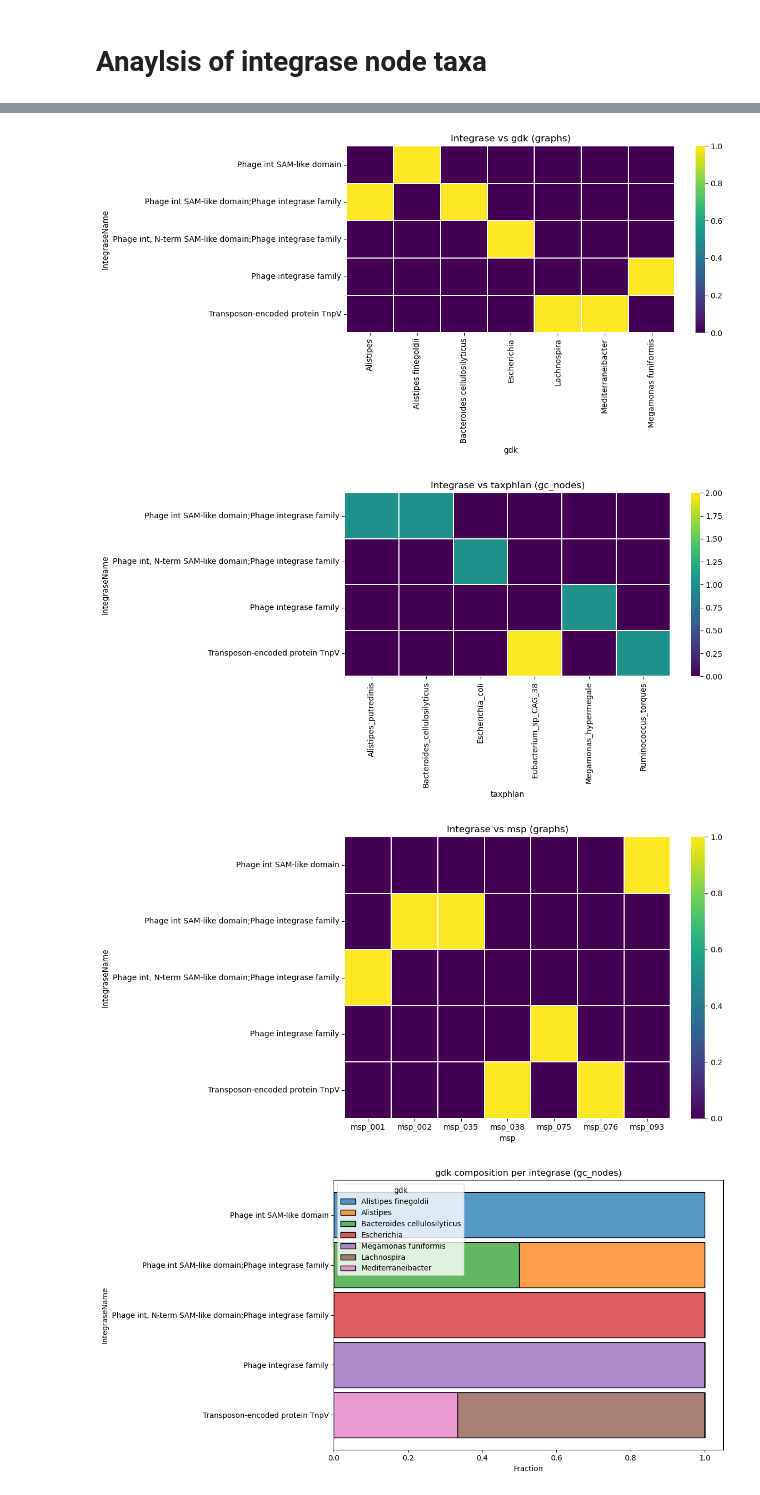
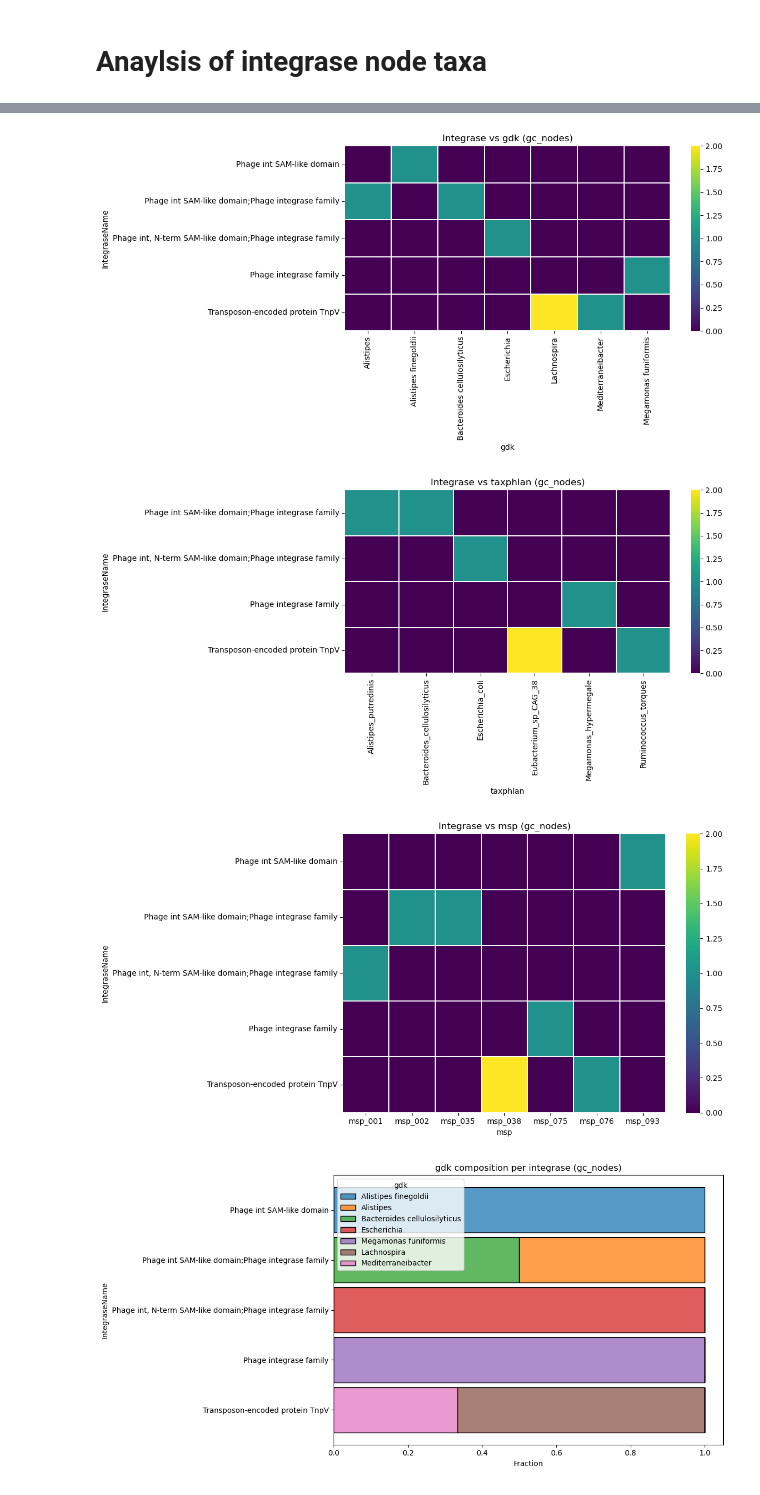
Before and after one commit to IngiumDev/bgc-subgraph-search, a Jupyter notebook: AMR_analysis/analyze_amr_integrase_node_prevalance.ipynb, the cells around one changed output, grey strips where cells are left out. Saved outputs shown, nothing was run; the diff lists cells and outputs as text; code cells hidden in the pictures.

```diff
--- a/AMR_analysis/analyze_amr_integrase_node_prevalance.ipynb
+++ b/AMR_analysis/analyze_amr_integrase_node_prevalance.ipynb
@@ -734,37 +734,37 @@ def heatmap_integrase_vs_taxa(df, tax_col, top_taxa=30, min_count=1, value="gc_n
     d = df[df[tax_col] != "Not Annotated"].copy()
 
     if value == "graphs":
         # count unique graphs instead of gc nodes
         tab = (d.groupby(["IntegraseName", tax_col])["Graph"]
                  .nunique()
                  .reset_index(name="count"))
     else:
         tab = (d.groupby(["IntegraseName", tax_col])["gc_id"]
                  .nunique()
                  .reset_index(name="count"))
 
     # keep top taxa overall
     top = (tab.groupby(tax_col)["count"].sum().sort_values(ascending=False).head(top_taxa).index)
     tab = tab[tab[tax_col].isin(top) & (tab["count"] >= min_count)]
 
     mat = tab.pivot(index="IntegraseName", columns=tax_col, values="count").fillna(0)
 
     plt.figure(figsize=(12, max(6, 0.3 * mat.shape[0])))
     sns.heatmap(mat, cmap="viridis", linewidths=0.2)
     plt.title(f"Integrase vs {tax_col} ({value})")
     plt.xlabel(tax_col)
     plt.ylabel("IntegraseName")
     plt.tight_layout()
     plt.show()
 
-heatmap_integrase_vs_taxa(integrase_tax_df, "gdk", top_taxa=25, value="graphs")
+heatmap_integrase_vs_taxa(integrase_tax_df, "gdk", top_taxa=25, value="gc_nodes")
 heatmap_integrase_vs_taxa(integrase_tax_df, "taxphlan", top_taxa=25, value="gc_nodes")
 # for MSP, this is Integrase vs MSP id:
-heatmap_integrase_vs_taxa(integrase_tax_df, "msp", top_taxa=25, value="graphs")
+heatmap_integrase_vs_taxa(integrase_tax_df, "msp", top_taxa=25, value="gc_nodes")
 # %% [output]
-[figure, old version]
+[figure, new version]
 [figure]
-[figure, old version]
+[figure, new version]
 # %%
 import seaborn as sns
 import matplotlib.pyplot as plt
```
Also changed, not shown: parts of 2 cells of this notebook.
